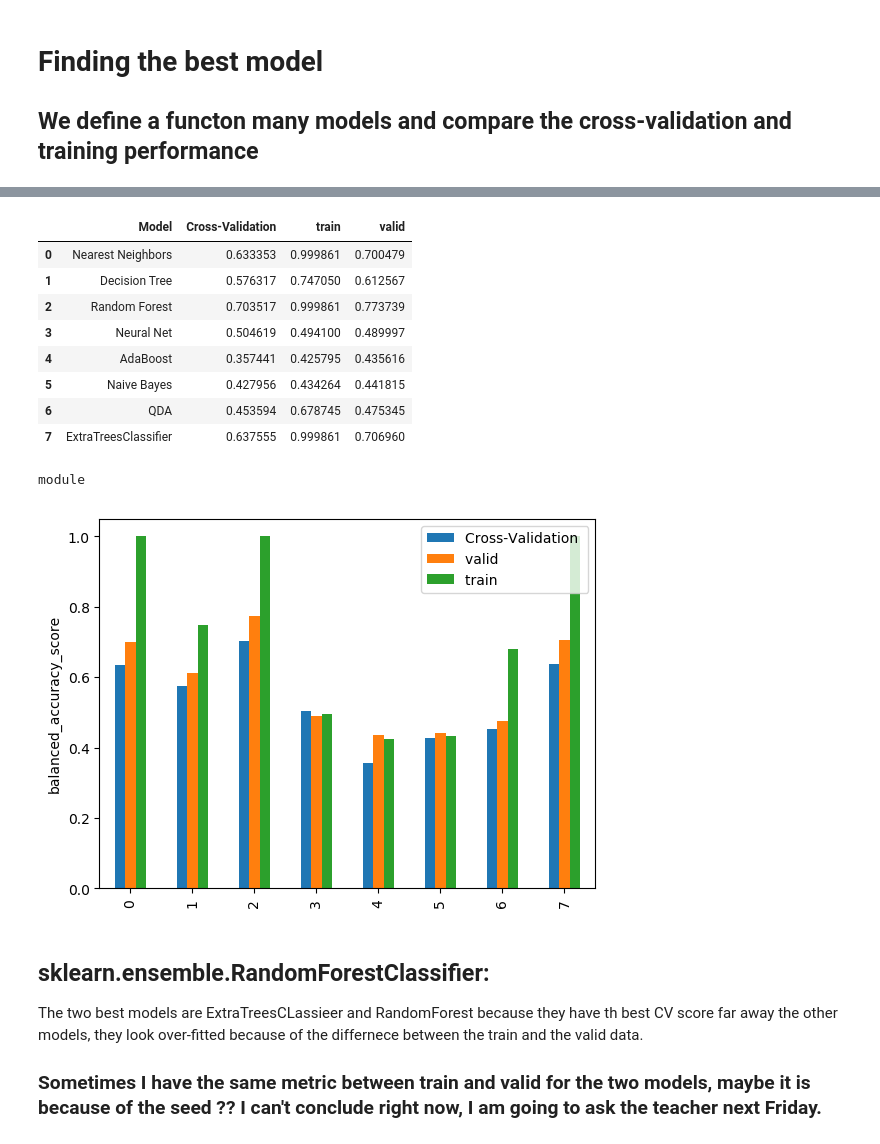
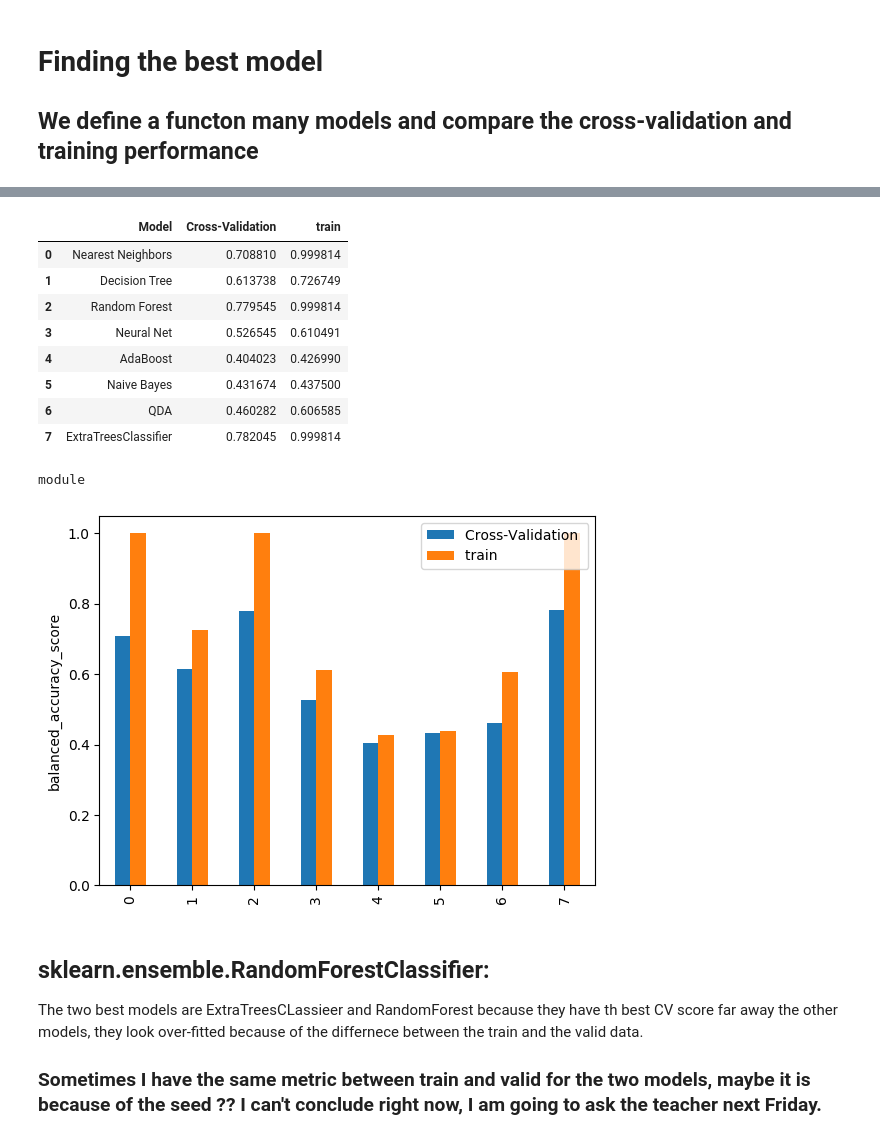
Before and after one commit to adblackx/PLANKTON, a Jupyter notebook: starting_kit/README_MODEL.ipynb, the cells around one changed output, grey strips where cells are left out. Saved outputs shown, nothing was run; the diff lists cells and outputs as text; code cells hidden in the pictures.

Commit message:
"modele.py"

```diff
--- a/starting_kit/README_MODEL.ipynb
+++ b/starting_kit/README_MODEL.ipynb
@@ -237,7 +237,6 @@ FIT: dim(y)= [7203, 1]
 training
 # %%
-#Y_hat_train = M.predict(D.data['X_train']) # Optional, not really needed to test on training examples
-Y_hat_train = M.predict(X_train) # new size of X_train
-Y_hat_valid = M.predict(X_valid)
+Y_hat_train = M.predict(D.data['X_train']) # Optional, not really needed to test on training examples
+Y_hat_valid = M.predict(D.data['X_valid'])
 Y_hat_test = M.predict(D.data['X_test'])
 # %% [output]
@@ -379,7 +376,6 @@ def finBest(model_name, model_list):
     C1: model name
     C2: cross-validation score
     C3: training performance
-    C4: valid performance
 
     """
 
@@ -389,19 +385,11 @@ def finBest(model_name, model_list):
     #----------------
 
     X_donnees = D.data['X_train']
-    Y_donnees = D.data['Y_train'].ravel()
-
-    from sklearn.model_selection import train_test_split
-
-    X_train, X_valid, Y_train, Y_valid = train_test_split( X_donnees, Y_donnees, test_size=0.33, shuffle=True ,random_state=seed, stratify=Y_donnees)
-
-    #Y_hat_train = M.predict(D.data['X_train']) # Optional, not really needed to test on training examples
-
+    Y_donnees = D.data['Y_train']
 
     c1=[]
     c2=[]
     c3=[]
-    c4=[]
 
 
     for i in np.arange(len(model_list)) :
@@ -413,21 +401,17 @@ def finBest(model_name, model_list):
         if not(M.is_trained):
             M.fit(X_train, Y_train)
 
-        Y_hat_train = M.predict(X_train) # new size of X_train
-        Y_hat_valid = M.predict(X_valid)
-
-
         M.save(trained_model_name)
         result_name = result_dir + data_name
         from data_io import write
-        write(result_name + '_train.predict', Y_hat_train)
-        write(result_name + '_valid.predict', Y_hat_valid)
+        Y_hat_train = M.predict(D.data['X_train']) # Optional, not really needed to test on training examples
+        Y_hat_valid = M.predict(D.data['X_valid'])
         #write(result_name + '_test.predict', Y_hat_test)
         !ls $result_name*
 
         metric_name, scoring_function = get_metric()
 
-        scores = cross_val_score(M, X_train, Y_train, cv=2, scoring=make_scorer(scoring_function))
+        scores = cross_val_score(M, X_train, Y_train, cv=5, scoring=make_scorer(scoring_function))
 
         #print('\nCV score (95 perc. CI): %0.2f (+/- %0.2f)' % (scores.mean(), scores.std() * 2))
 
@@ -437,13 +421,12 @@ def finBest(model_name, model_list):
         c2.append(scores.mean())
         print(">>>>>>", scores)
         c3.append(scoring_function(Y_train, Y_hat_train))
-        c4.append(scoring_function(Y_valid, Y_hat_valid))
 
         #print('Training train score for the', metric_name, 'metric = %5.4f' % scoring_function(Y_train, Y_hat_train))
         #print('Training valid score for the', metric_name, 'metric = %5.4f' % scoring_function(Y_valid, Y_hat_valid))
         #print('Ideal score for the', metric_name, 'metric = %5.4f' % scoring_function(Y_train, Y_train))
 
-    return c1,c2,c3,c4
+    return c1,c2,c3
 # %%
 from sklearn.neural_network import MLPClassifier
 from sklearn.neighbors import KNeighborsClassifier
@@ -496,5 +479,5 @@ model_list = [
     RandomForestClassifier(n_estimators=2, max_depth=None, min_samples_split=2, random_state=1),
 ]"""
 
-res1, res2, res3, res4 = finBest(model_name, model_list)
+res1, res2, res3 = finBest(model_name, model_list)
 # %% [output]
@@ -541,32 +505,31 @@ frame = pd.DataFrame(
                     "Model " : res1,
                     "Cross-Validation ": res2,
                     "train ": res3,
-                    "valid ": res4,
     }
 )
 
 frame
 # %% [output]
-|  | Model | Cross-Validation | train | valid |
-| 0 | Nearest Neighbors | 0.633353 | 0.999861 | 0.700479 |
-| 1 | Decision Tree | 0.576317 | 0.747050 | 0.612567 |
-| 2 | Random Forest | 0.703517 | 0.999861 | 0.773739 |
-| 3 | Neural Net | 0.504619 | 0.494100 | 0.489997 |
-| 4 | AdaBoost | 0.357441 | 0.425795 | 0.435616 |
-| 5 | Naive Bayes | 0.427956 | 0.434264 | 0.441815 |
-| 6 | QDA | 0.453594 | 0.678745 | 0.475345 |
-| 7 | ExtraTreesClassifier | 0.637555 | 0.999861 | 0.706960 |
+|  | Model | Cross-Validation | train |
+| 0 | Nearest Neighbors | 0.708810 | 0.999814 |
+| 1 | Decision Tree | 0.613738 | 0.726749 |
+| 2 | Random Forest | 0.779545 | 0.999814 |
+| 3 | Neural Net | 0.526545 | 0.610491 |
+| 4 | AdaBoost | 0.404023 | 0.426990 |
+| 5 | Naive Bayes | 0.431674 | 0.437500 |
+| 6 | QDA | 0.460282 | 0.606585 |
+| 7 | ExtraTreesClassifier | 0.782045 | 0.999814 |
 # %%
 from sklearn.metrics import balanced_accuracy_score as sklearn_metric
 
-frame[['Cross-Validation ', 'valid ', 'train ']].plot.bar()
+frame[['Cross-Validation ', 'train ']].plot.bar()
 #plt.ylim(0.5, 1)
 plt.ylabel(sklearn_metric.__name__)
 
 type(plt)
 # %% [output]
 module
-[figure, old version]
+[figure, new version]
 # %% [markdown]
 ## sklearn.ensemble.RandomForestClassifier:
 The two best models are ExtraTreesCLassieer and RandomForest because they have th best CV score far away the other models, they look over-fitted because of the differnece between the train and the valid data.
```
Also changed, not shown: parts of 19 cells of this notebook, 7 other files.
